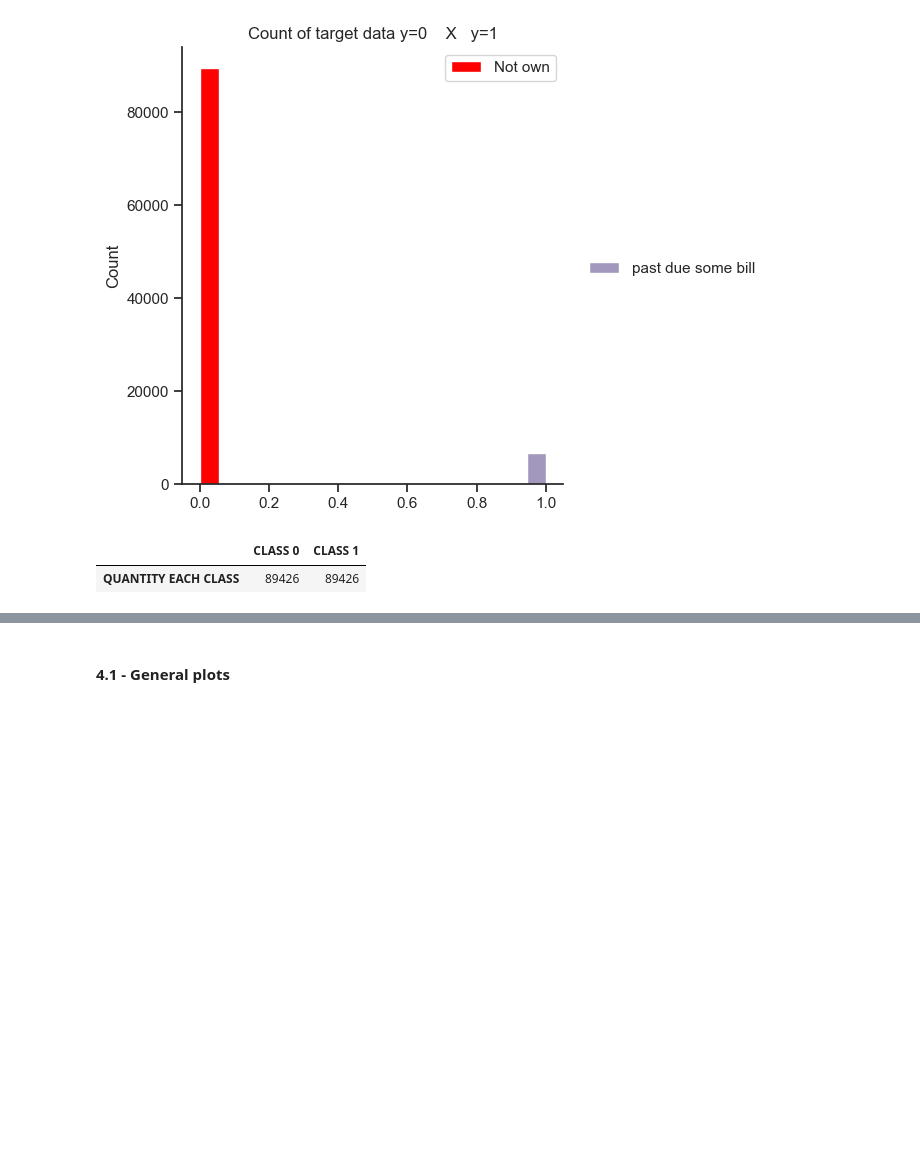
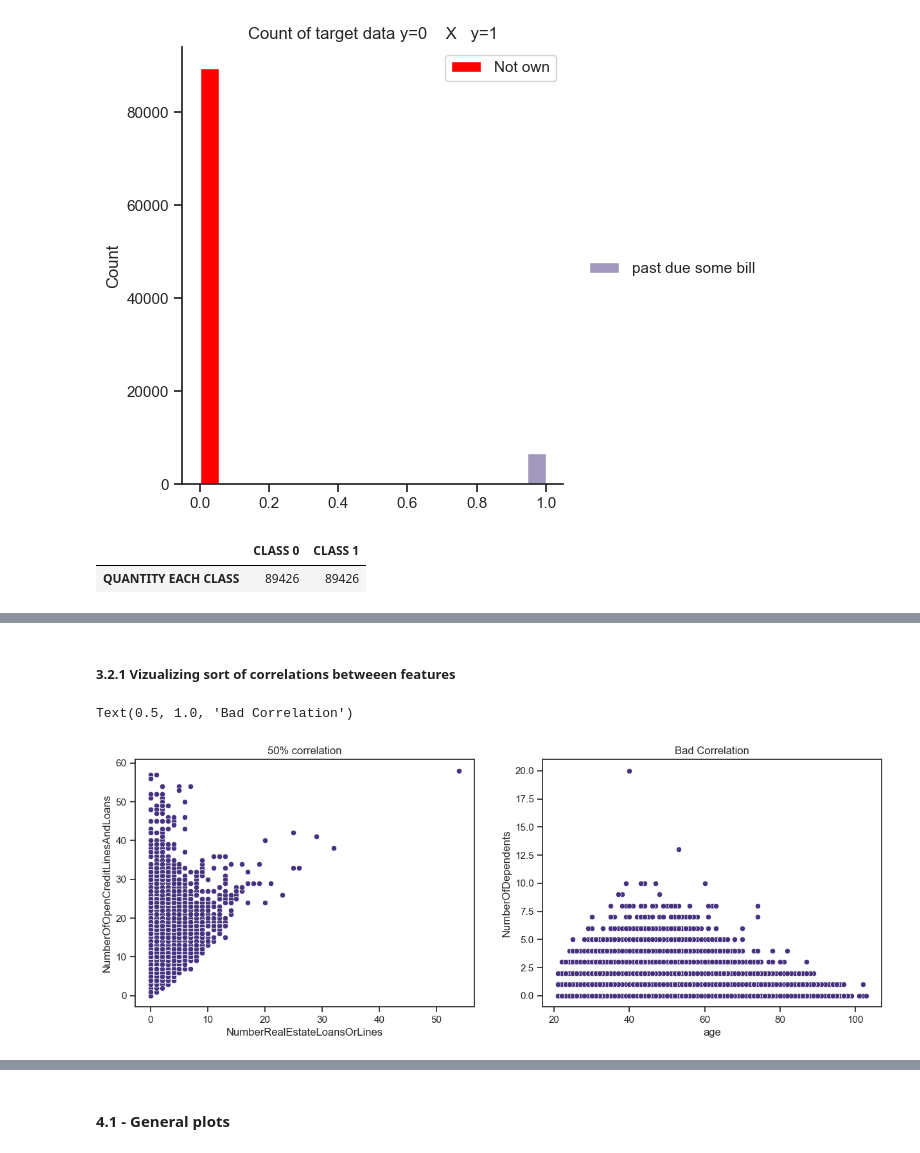
Before and after one commit to ectormgl/givemecredit, a Jupyter notebook: notebook/EDA.ipynb, the cells around one changed output, grey strips where cells are left out. Cells and saved outputs as stored; diff of their text form; code cells hidden in the pictures; blank space fills up the shorter version.

```diff
--- a/notebook/main.ipynb
+++ b/notebook/EDA.ipynb
@@ -37,0 +143,4 @@ df_data.head()
+# %%
+df_data.rename(columns={"Unnamed: 0": "ID",
+                          "RevolvingUtilizationOfUnsecuredLines": "balance_divided_creditlimit",
+                         "NumberOfTime60-89DaysPastDueNotWorse": "number_times_latepay60-89"}, inplace=True)
@@ -168,0 +367,11 @@ resampledDf
+# %% [markdown]
+##### 3.2.1 Vizualizing sort of correlations betweeen features
+# %%
+fig, axs =plt.subplots(1, 2, figsize=(15, 5))
+sns.scatterplot(x=df_data['NumberRealEstateLoansOrLines'], y=df_data['NumberOfOpenCreditLinesAndLoans'],ax=axs[0])
+axs[0].set_title('50% correlation')
+sns.scatterplot(x=df_data['age'], y=df_data['NumberOfDependents'],ax=axs[1])
+axs[1].set_title('Bad Correlation')
+# %% [output]
+Text(0.5, 1.0, 'Bad Correlation')
+[figure, added]
```
Also changed, not shown: parts of 59 cells of this notebook, 4 other files.
